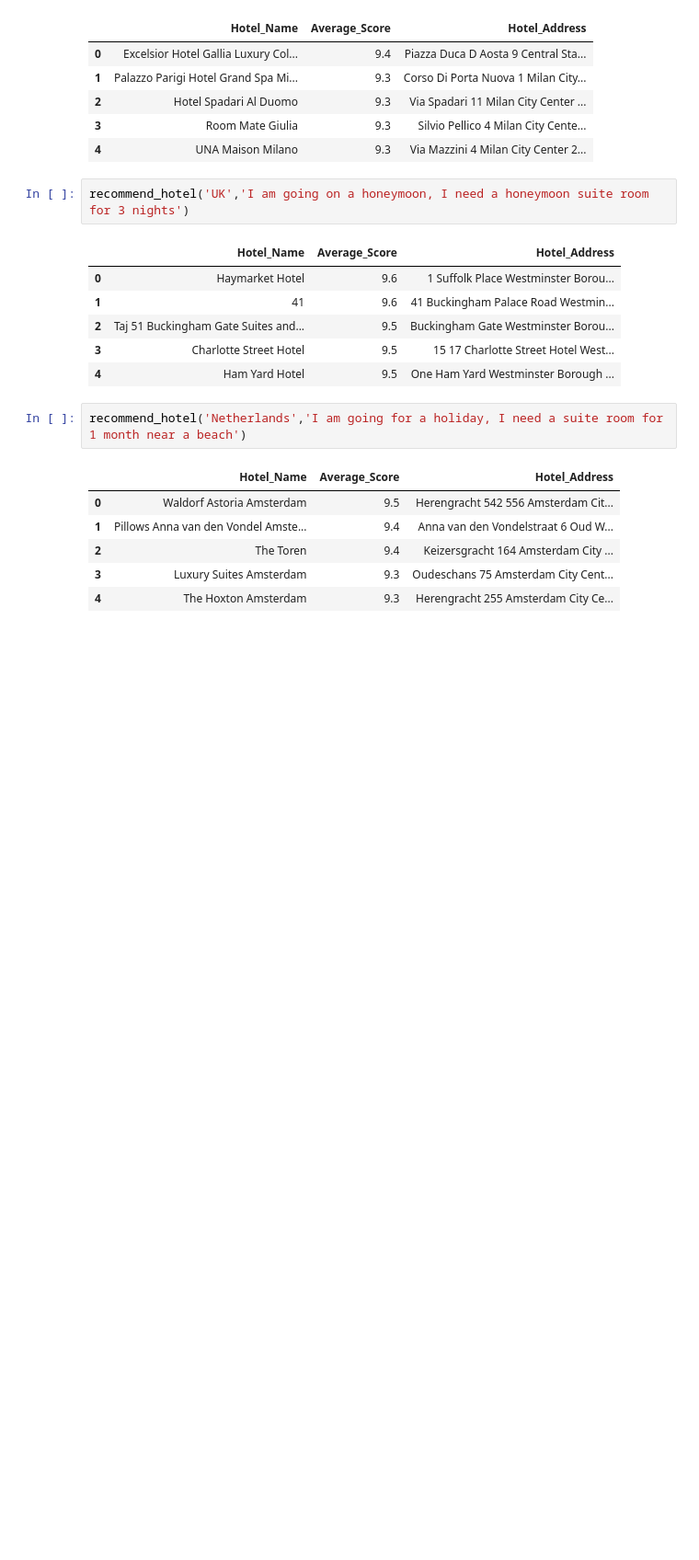
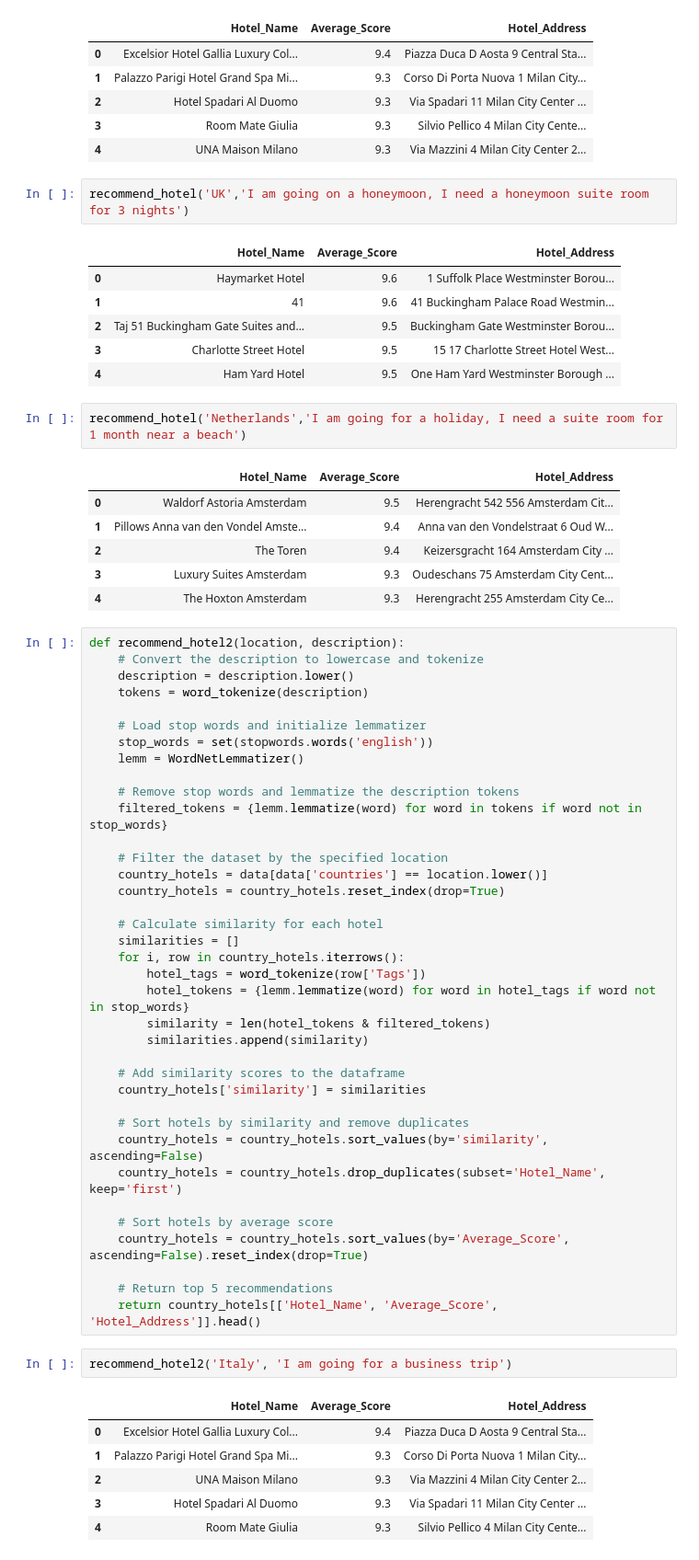
Before and after one commit to NANITH777/ML-DL-Examples, a Jupyter notebook: Hotel Recommendation/hotel.ipynb, the cells around one changed output. Shown at 92% size. Saved outputs shown, nothing was run; the diff lists cells and outputs as text; blank space fills up the shorter version.

Commit message:
2nd Recommend hotel function

```diff
--- a/Hotel Recommendation/hotel.ipynb
+++ b/Hotel Recommendation/hotel.ipynb
@@ -230,3 +230,49 @@ recommend_hotel('Netherlands','I am going for a holiday, I need a suite room for
 | 2 | The Toren | 9.4 | Keizersgracht 164 Amsterdam City ... |
 | 3 | Luxury Suites Amsterdam | 9.3 | Oudeschans 75 Amsterdam City Cent... |
 | 4 | The Hoxton Amsterdam | 9.3 | Herengracht 255 Amsterdam City Ce... |
+# %%
+def recommend_hotel2(location, description):
+    # Convert the description to lowercase and tokenize
+    description = description.lower()
+    tokens = word_tokenize(description)
+
+    # Load stop words and initialize lemmatizer
+    stop_words = set(stopwords.words('english'))
+    lemm = WordNetLemmatizer()
+
+    # Remove stop words and lemmatize the description tokens
+    filtered_tokens = {lemm.lemmatize(word) for word in tokens if word not in stop_words}
+
+    # Filter the dataset by the specified location
+    country_hotels = data[data['countries'] == location.lower()]
+    country_hotels = country_hotels.reset_index(drop=True)
+
+    # Calculate similarity for each hotel
+    similarities = []
+    for i, row in country_hotels.iterrows():
+        hotel_tags = word_tokenize(row['Tags'])
+        hotel_tokens = {lemm.lemmatize(word) for word in hotel_tags if word not in stop_words}
+        similarity = len(hotel_tokens & filtered_tokens)
+        similarities.append(similarity)
+
+    # Add similarity scores to the dataframe
+    country_hotels['similarity'] = similarities
+
+    # Sort hotels by similarity and remove duplicates
+    country_hotels = country_hotels.sort_values(by='similarity', ascending=False)
+    country_hotels = country_hotels.drop_duplicates(subset='Hotel_Name', keep='first')
+
+    # Sort hotels by average score
+    country_hotels = country_hotels.sort_values(by='Average_Score', ascending=False).reset_index(drop=True)
+
+    # Return top 5 recommendations
+    return country_hotels[['Hotel_Name', 'Average_Score', 'Hotel_Address']].head()
+# %%
+recommend_hotel2('Italy', 'I am going for a business trip')
+# %% [output]
+|  | Hotel_Name | Average_Score | Hotel_Address |
+| 0 | Excelsior Hotel Gallia Luxury Col... | 9.4 | Piazza Duca D Aosta 9 Central Sta... |
+| 1 | Palazzo Parigi Hotel Grand Spa Mi... | 9.3 | Corso Di Porta Nuova 1 Milan City... |
+| 2 | UNA Maison Milano | 9.3 | Via Mazzini 4 Milan City Center 2... |
+| 3 | Hotel Spadari Al Duomo | 9.3 | Via Spadari 11 Milan City Center ... |
+| 4 | Room Mate Giulia | 9.3 | Silvio Pellico 4 Milan City Cente... |
```
Also changed, not shown: parts of 2 cells of this notebook.
